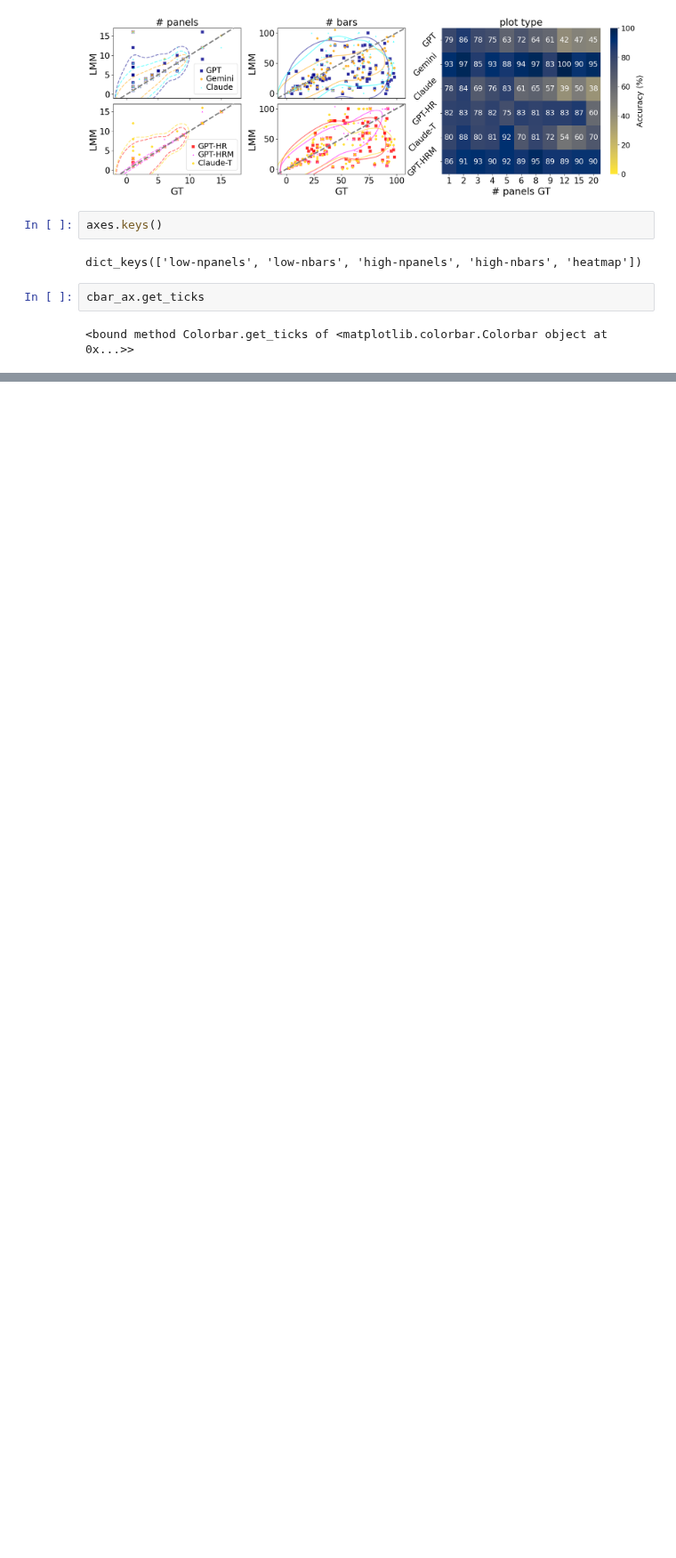
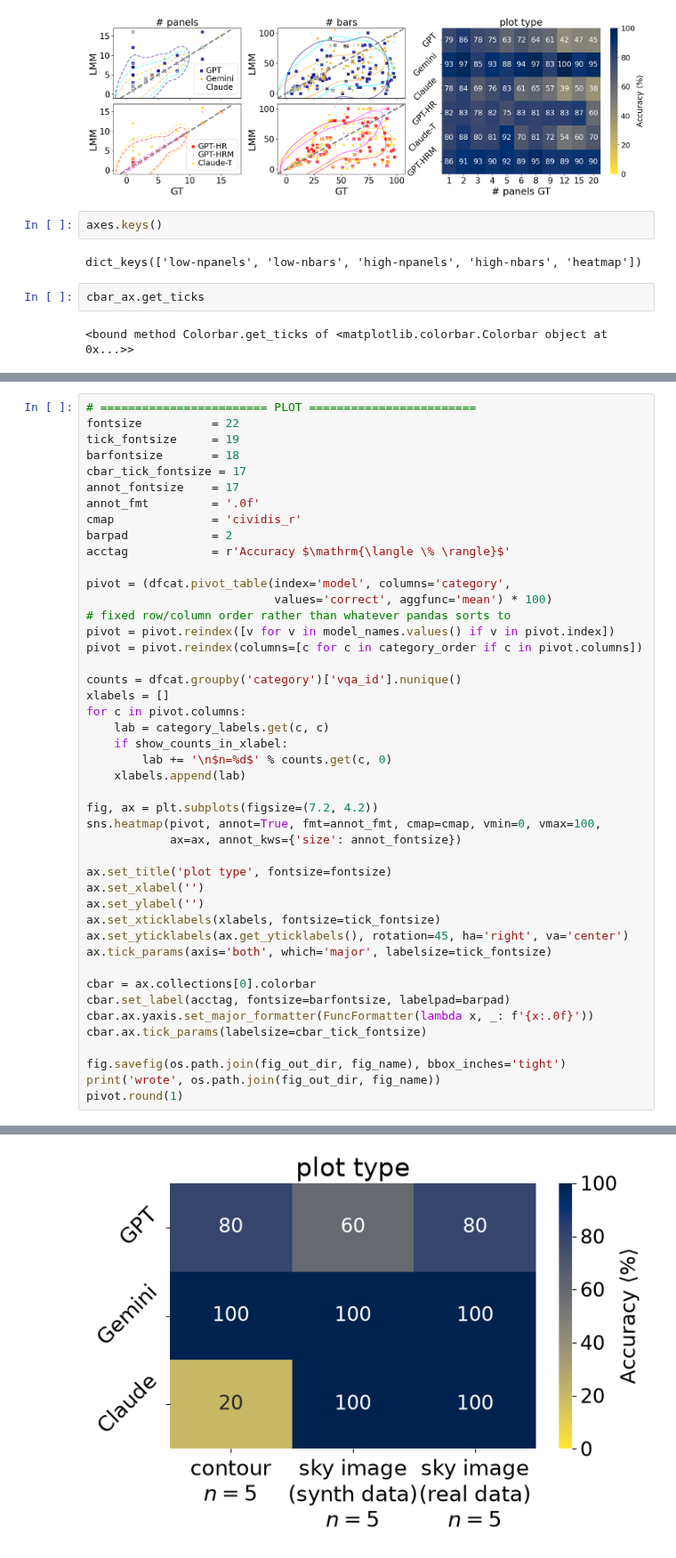
Before and after one commit to jnaiman/SkyImagesWASP2026, a Jupyter notebook: models/figure_notebooks/counting_types_figure.ipynb, the cells around one changed output, grey strips where cells are left out. Shown at 89% size. Saved outputs shown, nothing was run; the diff lists cells and outputs as text; blank space fills up the shorter version.

Commit message:
plot type

```diff
--- a/models/figure_notebooks/counting_types_figure.ipynb
+++ b/models/figure_notebooks/counting_types_figure.ipynb
@@ -597,0 +794,46 @@ cbar_ax.get_ticks
+# %%
+# ======================== PLOT ========================
+fontsize          = 22
+tick_fontsize     = 19
+barfontsize       = 18
+cbar_tick_fontsize = 17
+annot_fontsize    = 17
+annot_fmt         = '.0f'
+cmap              = 'cividis_r'
+barpad            = 2
+acctag            = r'Accuracy $\mathrm{\langle \% \rangle}$'
+
+pivot = (dfcat.pivot_table(index='model', columns='category',
+                           values='correct', aggfunc='mean') * 100)
+# fixed row/column order rather than whatever pandas sorts to
+pivot = pivot.reindex([v for v in model_names.values() if v in pivot.index])
+pivot = pivot.reindex(columns=[c for c in category_order if c in pivot.columns])
+
+counts = dfcat.groupby('category')['vqa_id'].nunique()
+xlabels = []
+for c in pivot.columns:
+    lab = category_labels.get(c, c)
+    if show_counts_in_xlabel:
+        lab += '\n$n=%d$' % counts.get(c, 0)
+    xlabels.append(lab)
+
+fig, ax = plt.subplots(figsize=(7.2, 4.2))
+sns.heatmap(pivot, annot=True, fmt=annot_fmt, cmap=cmap, vmin=0, vmax=100,
+            ax=ax, annot_kws={'size': annot_fontsize})
+
+ax.set_title('plot type', fontsize=fontsize)
+ax.set_xlabel('')
+ax.set_ylabel('')
+ax.set_xticklabels(xlabels, fontsize=tick_fontsize)
+ax.set_yticklabels(ax.get_yticklabels(), rotation=45, ha='right', va='center')
+ax.tick_params(axis='both', which='major', labelsize=tick_fontsize)
+
+cbar = ax.collections[0].colorbar
+cbar.set_label(acctag, fontsize=barfontsize, labelpad=barpad)
+cbar.ax.yaxis.set_major_formatter(FuncFormatter(lambda x, _: f'{x:.0f}'))
+cbar.ax.tick_params(labelsize=cbar_tick_fontsize)
+
+fig.savefig(os.path.join(fig_out_dir, fig_name), bbox_inches='tight')
+print('wrote', os.path.join(fig_out_dir, fig_name))
+pivot.round(1)
+# %% [output]
@@ -597,0 +846 @@ cbar_ax.get_ticks
+[figure, added]
```
Also changed, not shown: parts of 5 cells of this notebook, 1 other file.
